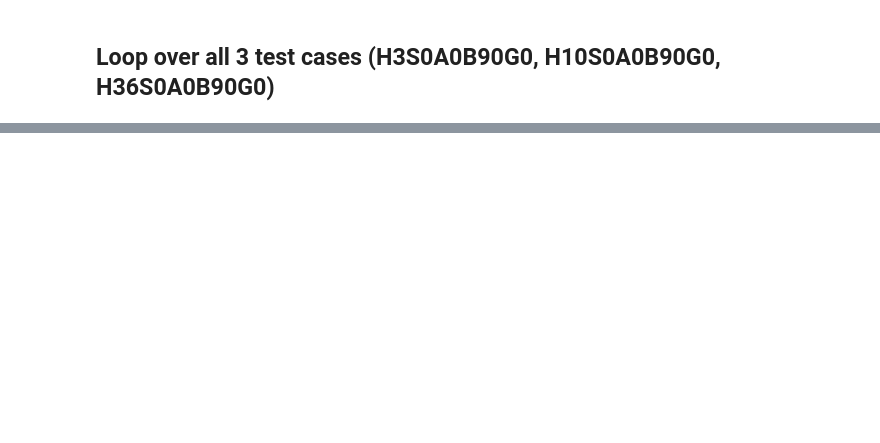
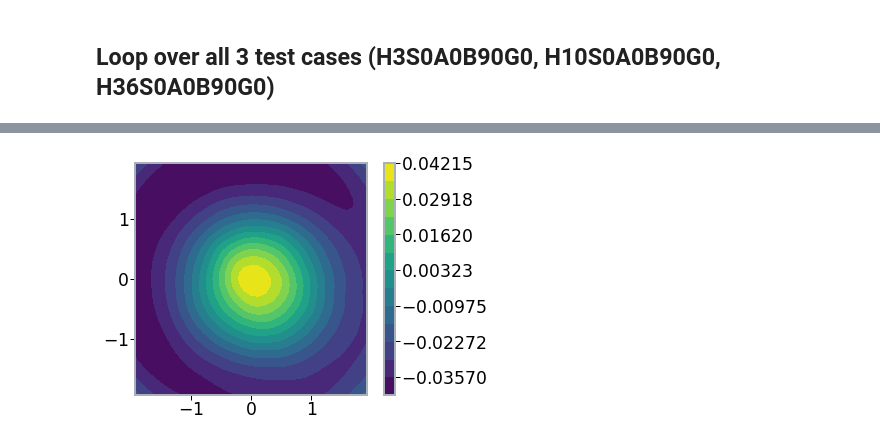
Before and after one commit to phdenzel/gleam, a Jupyter notebook: notebooks/adler_comparison.ipynb, the cells around one changed output, grey strips where cells are left out. Cells and saved outputs as stored; diff of their text form; code cells hidden in the pictures; blank space fills up the shorter version.

```diff
--- a/notebooks/adler_comparison.ipynb
+++ b/notebooks/adler_comparison.ipynb
@@ -725,7 +754,7 @@ def potential(x, y, xn, yn, a):
         - potential_indef(xm, yp, xm2, yp2) - potential_indef(xp, ym, xp2, ym2)
 
 
-def potential_grid(kappa, pixel_size, N, grid_size, verbose=False):
+def potential_grid(kappa, N, grid_size, verbose=False):
     """
     The entire potential grid
 
@@ -746,6 +775,7 @@ def potential_grid(kappa, pixel_size, N, grid_size, verbose=False):
     y = np.linspace(-grid_size/2., grid_size/2., N)
     xkappa = np.linspace(-grid_size/2., grid_size/2., kappa.shape[0])
     ykappa = np.linspace(-grid_size/2., grid_size/2., kappa.shape[1])
+    pixel_size = abs(xkappa[0] - xkappa[1])
 
     gx, gy = np.meshgrid(x, y)
 
@@ -764,13 +794,13 @@ def potential_grid(kappa, pixel_size, N, grid_size, verbose=False):
     return gx, gy, psi
 
 
-obj, data = glass_state.models[58]['obj,data'][0]
+obj, data = glass_state.models[minidx]['obj,data'][0]
 subdiv = 1
 pixel_size = obj.basis.top_level_cell_size / subdiv
-mapextent = 2 * obj.basis.maprad
-# mapextent = 2 * obj.basis.maprad + pixel_size/2
+maplen = 2 * obj.basis.maprad
+# maplen = 2 * obj.basis.maprad + pixel_size/2
 kmap = obj.basis._to_grid(data['kappa'], subdiv)
-gx, gy, pot = potential_grid(kmap, pixel_size, 85, mapextent, verbose=1)
+gx, gy, pot = potential_grid(kmap, pixel_size, 85, maplen, verbose=1)
 plt.imshow(pot)
 plt.colorbar()
 plt.gca().set_aspect('equal')
@@ -782,8 +812,8 @@ plt.colorbar()
 plt.show()
 
 diff = pot_gls - pot
-print("\nMax diff: {}".format(np.max(np.abs(diff))))
-print("Diff sum: {}".format(np.sum(np.abs(diff))))
 plt.imshow(diff)
 plt.colorbar()
 plt.show()
+print("\nMax diff: {}".format(np.max(np.abs(diff))))
+print("Diff sum: {}".format(np.sum(np.abs(diff))))
@@ -820,0 +990,78 @@ plt.show()
+# %%
+maxidx = np.argmax(inner_prods)
+minidx3 = np.argmin(inner_prods)
+
+print("Best fitting model index: {}".format(maxidx))
+print("with inner product of {}".format(inner_prods[maxidx]))
+
+obj, data = glass_state.models[maxidx]['obj,data'][0]
+pixel_size = obj.basis.top_level_cell_size
+maprad = obj.basis.top_level_cell_size * (obj.basis.pixrad)
+maplen = 2 * maprad
+shape = (2*obj.basis.pixrad+1,)*2
+eagle_kappa_map = resample_eaglemodel(eagle_model, (-maprad, maprad, -maprad, maprad), shape)
+glass_kappa_map = obj.basis._to_grid(data['kappa'], 1)
+gx_glass, gy_glass, glass_degarr = degarriv_grid(glass_kappa_map, pixel_size, 35, maplen)
+gx_eagle, gy_eagle, eagle_degarr = degarriv_grid(eagle_kappa_map, pixel_size, 35, maplen)
+glass_degarr /= np.linalg.norm(glass_degarr)
+eagle_degarr /= np.linalg.norm(eagle_degarr)
+
+plt.contourf(gx_glass, gy_glass, glass_degarr, levels=np.linspace(glass_degarr.min(), glass_degarr.max(), 14))
+plt.colorbar()
+plt.gca().set_aspect('equal')
+plt.show()
+
+plt.contourf(gx_eagle, gy_eagle, eagle_degarr, levels=np.linspace(eagle_degarr.min(), eagle_degarr.max(), 14))
+plt.colorbar()
+plt.gca().set_aspect('equal')
+plt.show()
+
+
+# obj, data = glass_state.models[minidx3]['obj,data'][0]
+# pixel_size = obj.basis.top_level_cell_size
+# maprad = obj.basis.top_level_cell_size * (obj.basis.pixrad)
+# maplen = 2 * maprad
+# shape = (2*obj.basis.pixrad+1,)*2
+# eagle_kappa_map = resample_eaglemodel(eagle_model, (-maprad, maprad, -maprad, maprad), shape)
+# glass_kappa_map = obj.basis._to_grid(data['kappa'], 1)
+# gx_glass, gy_glass, glass_degarr = degarriv_grid(glass_kappa_map, pixel_size, 35, maplen)
+# gx_eagle, gy_eagle, eagle_degarr = degarriv_grid(eagle_kappa_map, pixel_size, 35, maplen)
+# glass_degarr /= np.linalg.norm(glass_degarr)
+# eagle_degarr /= np.linalg.norm(eagle_degarr)
+
+fig = plt.figure()
+ax = fig.add_subplot(111)
+diff = eagle_degarr-glass_degarr
+# glass_state.img_plot(obj_index=0)
+ax.contourf(gx_glass, gy_glass, diff, cmap='RdBu', vmin=-np.max(diff), vmax=np.max(diff))
+# ax.add_colorbar()
+imgs = [109.0, 97.0], [51.0, 73.0], [55.0, 100.0], [84.0, 49.0]
+imgs = [[(x[0]-80)*0.05, (x[1]-80)*0.05] for x in imgs]
+print(imgs)
+for i in imgs:
+    ax.plot(*i, marker='.')
+plt.gca().set_aspect('equal')
+plt.show()
+
+
+# plt.contourf(gx_glass, gy_glass, glass_degarr, levels=np.linspace(glass_degarr.min(), glass_degarr.max(), 14))
+# plt.colorbar()
+# plt.gca().set_aspect('equal')
+# plt.show()
+
+# plt.contourf(gx_eagle, gy_eagle, eagle_degarr, levels=np.linspace(eagle_degarr.min(), eagle_degarr.max(), 14))
+# plt.colorbar()
+# plt.gca().set_aspect('equal')
+# plt.show()
+
+
+# plt.imshow(glass_kappa_map)
+# plt.colorbar()
+# plt.gca().set_aspect('equal')
+# plt.show()
+
+# plt.imshow(eagle_kappa_map)
+# plt.colorbar()
+# plt.gca().set_aspect('equal')
+# plt.show()
+# %% [output]
@@ -820,0 +1070 @@ plt.show()
+[figure, added]
```
Also changed, not shown: parts of 15 cells of this notebook, 1 other file.
